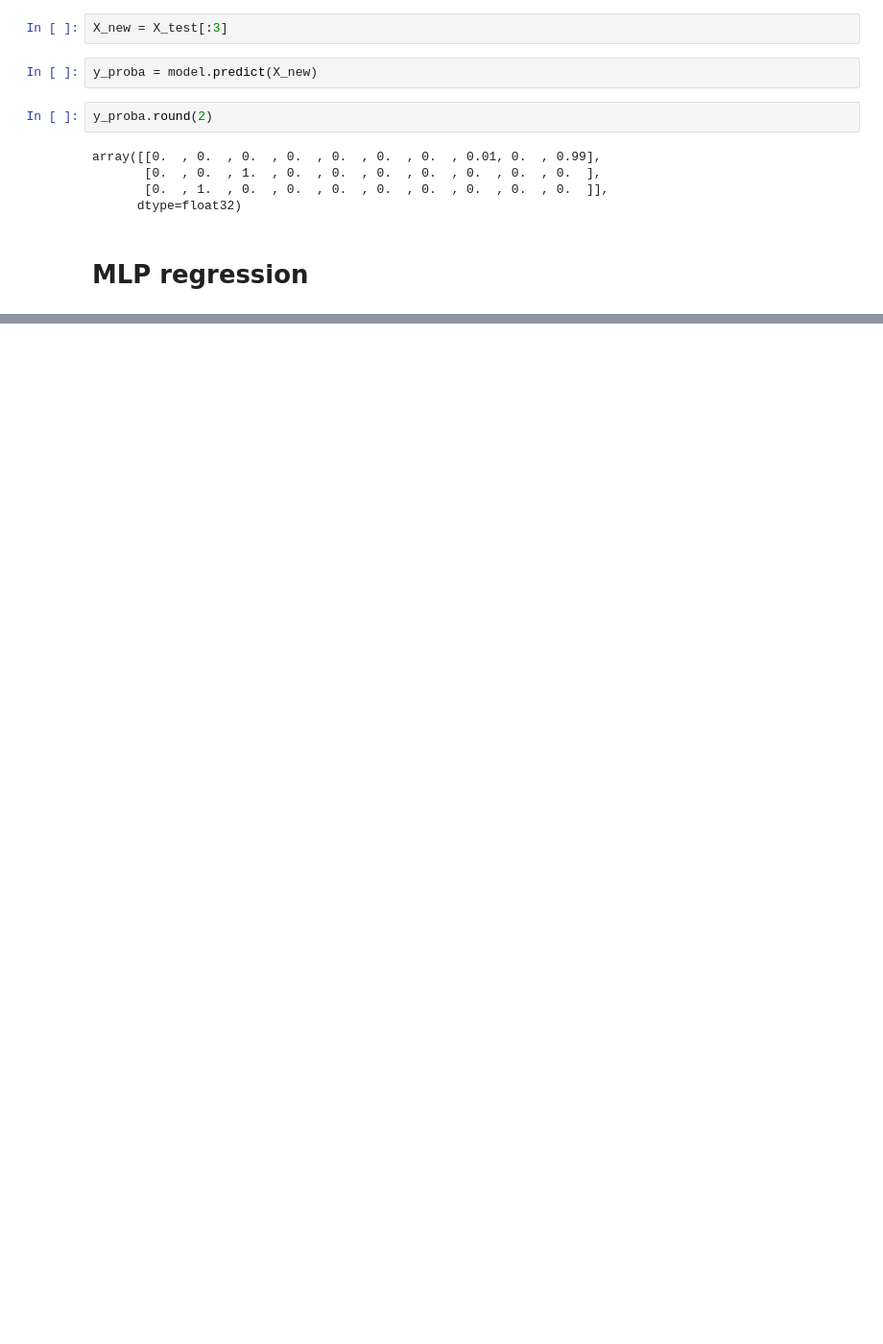
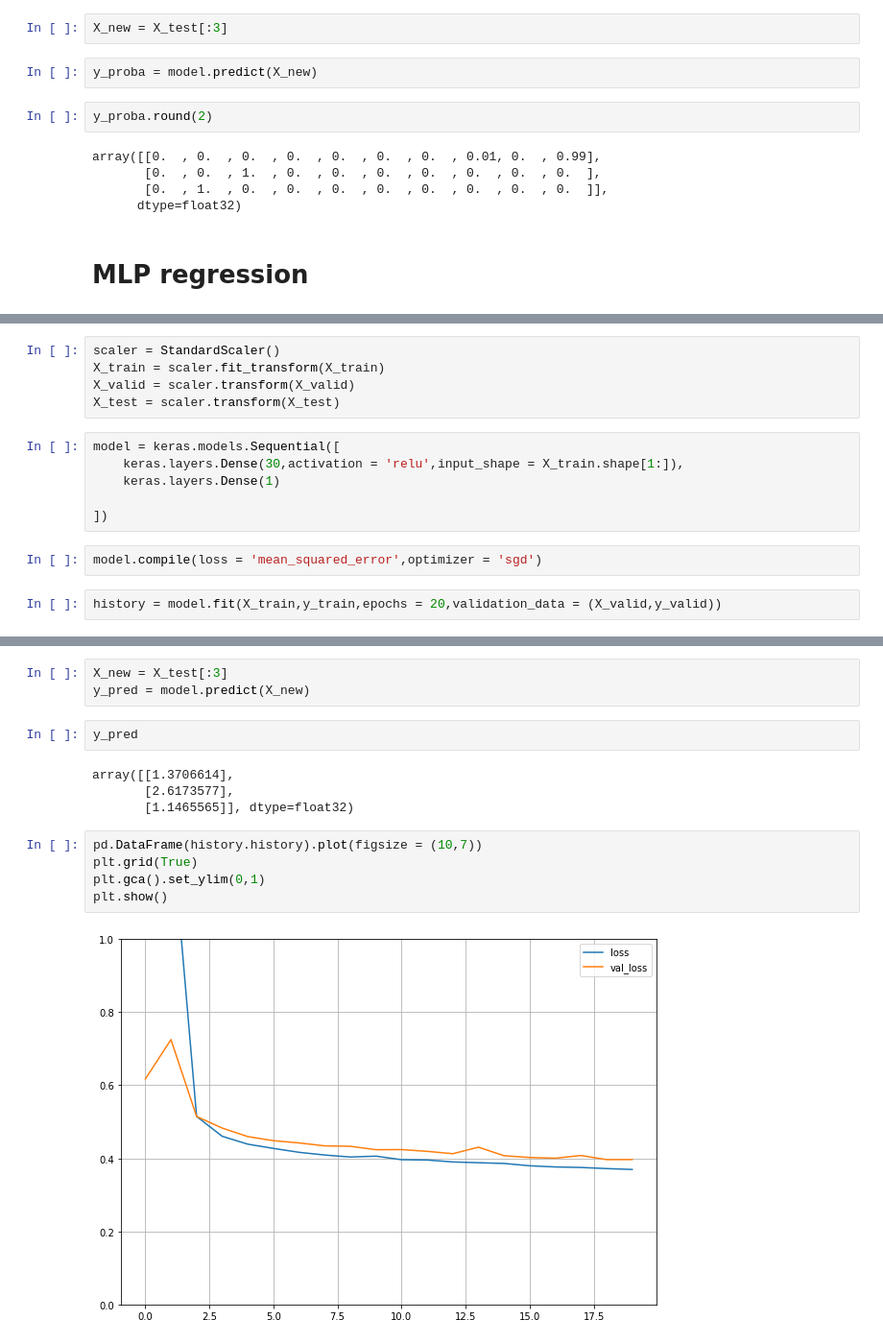
Before and after one commit to cobzky/ml_deep, a Jupyter notebook: notebook/Intro.ipynb, the cells around one changed output, grey strips where cells are left out. Shown at 96% size. Drawn from its saved outputs; the diff is of its cells as text; blank space fills up the shorter version.

```diff
--- a/notebook/Intro.ipynb
+++ b/notebook/Intro.ipynb
@@ -183,0 +182,15 @@ array([[0.  , 0.  , 0.  , 0.  , 0.  , 0.  , 0.  , 0.01, 0.  , 0.99],
+# %%
+scaler = StandardScaler()
+X_train = scaler.fit_transform(X_train)
+X_valid = scaler.transform(X_valid)
+X_test = scaler.transform(X_test)
+# %%
+model = keras.models.Sequential([
+    keras.layers.Dense(30,activation = 'relu',input_shape = X_train.shape[1:]),
+    keras.layers.Dense(1)
+
+])
+# %%
+model.compile(loss = 'mean_squared_error',optimizer = 'sgd')
+# %%
+history = model.fit(X_train,y_train,epochs = 20,validation_data = (X_valid,y_valid))
@@ -183,0 +219,16 @@ array([[0.  , 0.  , 0.  , 0.  , 0.  , 0.  , 0.  , 0.01, 0.  , 0.99],
+# %%
+X_new = X_test[:3]
+y_pred = model.predict(X_new)
+# %%
+y_pred
+# %% [output]
+array([[1.3706614],
+       [2.6173577],
+       [1.1465565]], dtype=float32)
+# %%
+pd.DataFrame(history.history).plot(figsize = (10,7))
+plt.grid(True)
+plt.gca().set_ylim(0,1)
+plt.show()
+# %% [output]
+[figure, added]
```
Also changed, not shown: parts of 33 cells of this notebook, 9 other files.
